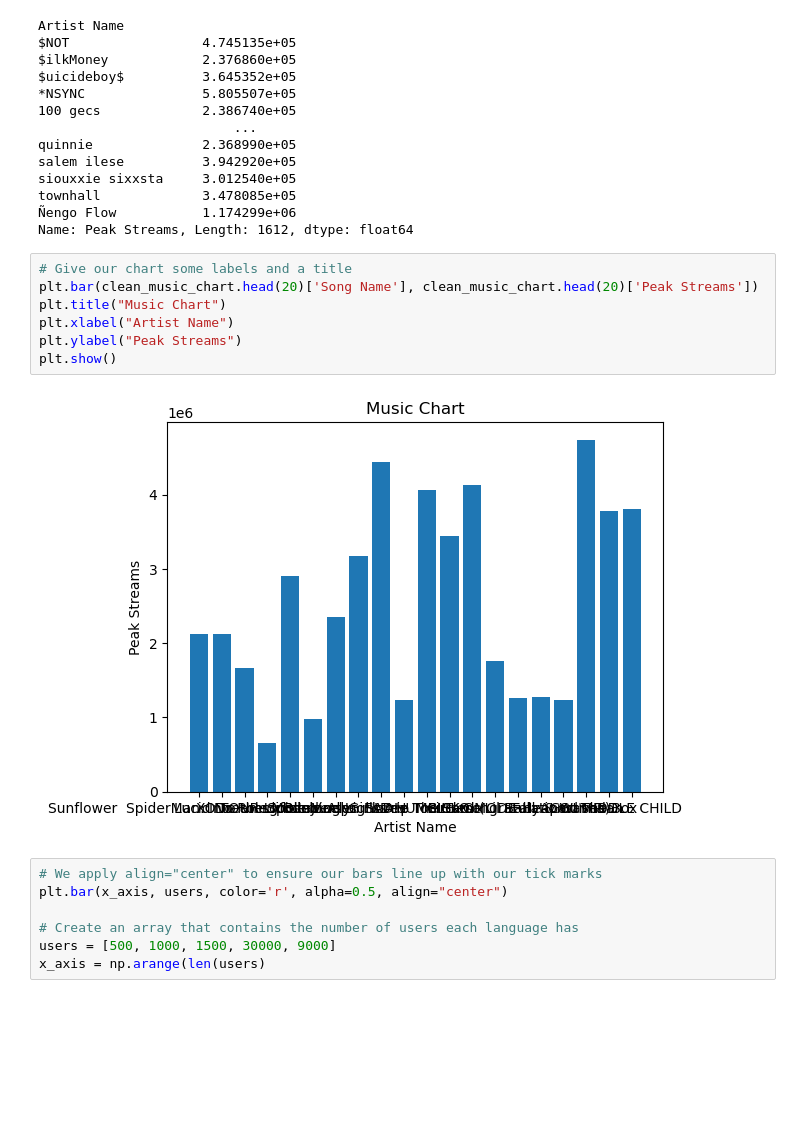
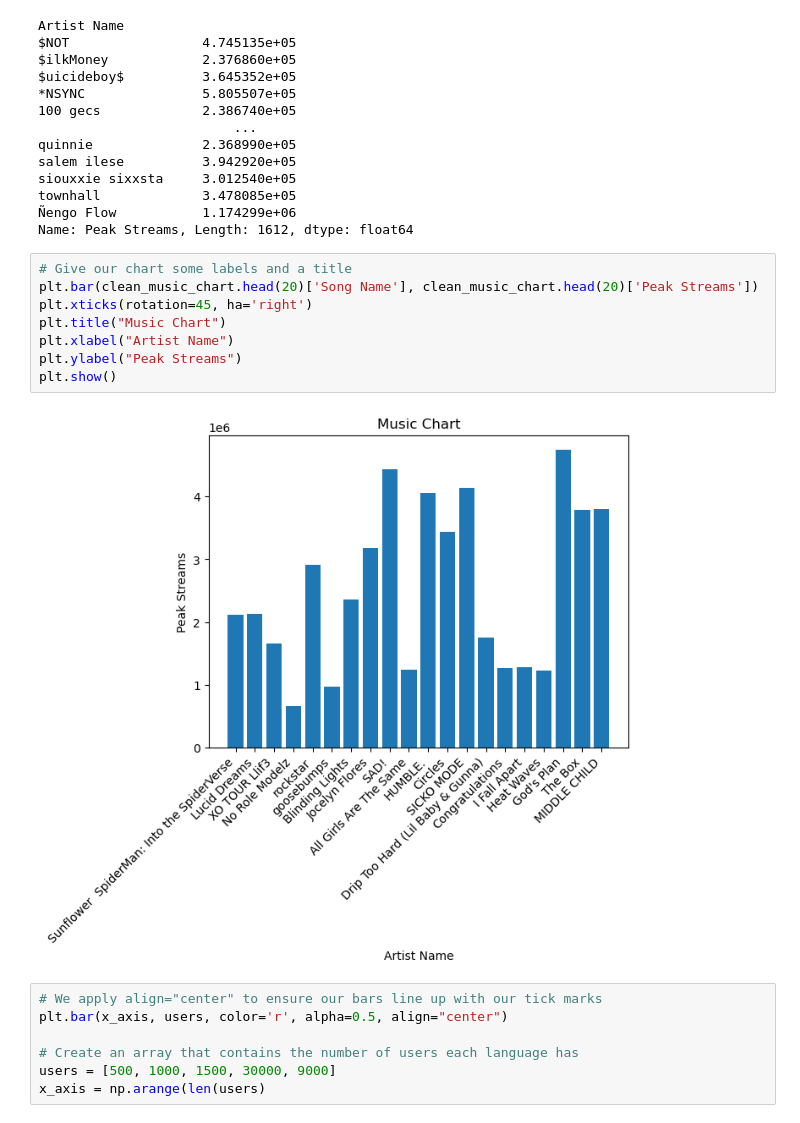
Before and after one commit to Musiholic/bootcamp-project-1, a Jupyter notebook: Sample Project1.ipynb, the cells around one changed output. Cells and saved outputs as stored; diff of their text form; blank space fills up the shorter version.

```diff
--- a/Sample Project1.ipynb
+++ b/Sample Project1.ipynb
@@ -260,12 +263,13 @@ Name: Peak Streams, Length: 1612, dtype: float64
 # %%
 # Give our chart some labels and a title
 plt.bar(clean_music_chart.head(20)['Song Name'], clean_music_chart.head(20)['Peak Streams'])
+plt.xticks(rotation=45, ha='right')
 plt.title("Music Chart")
 plt.xlabel("Artist Name")
 plt.ylabel("Peak Streams")
 plt.show()
 # %% [output]
-[figure, old version]
+[figure, new version]
 # %%
 # We apply align="center" to ensure our bars line up with our tick marks
 plt.bar(x_axis, users, color='r', alpha=0.5, align="center")
```
Also changed, not shown: parts of 3 cells of this notebook.
